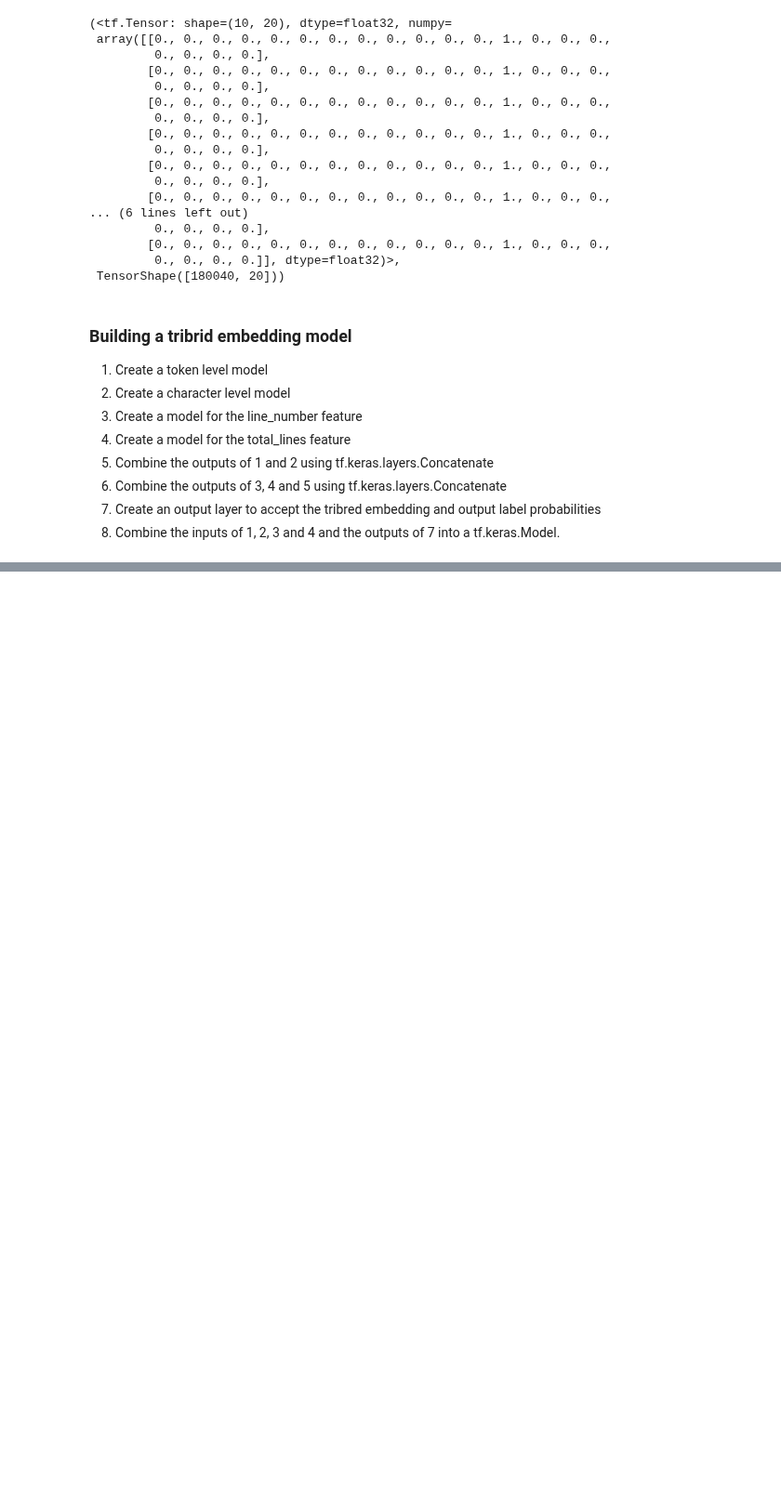
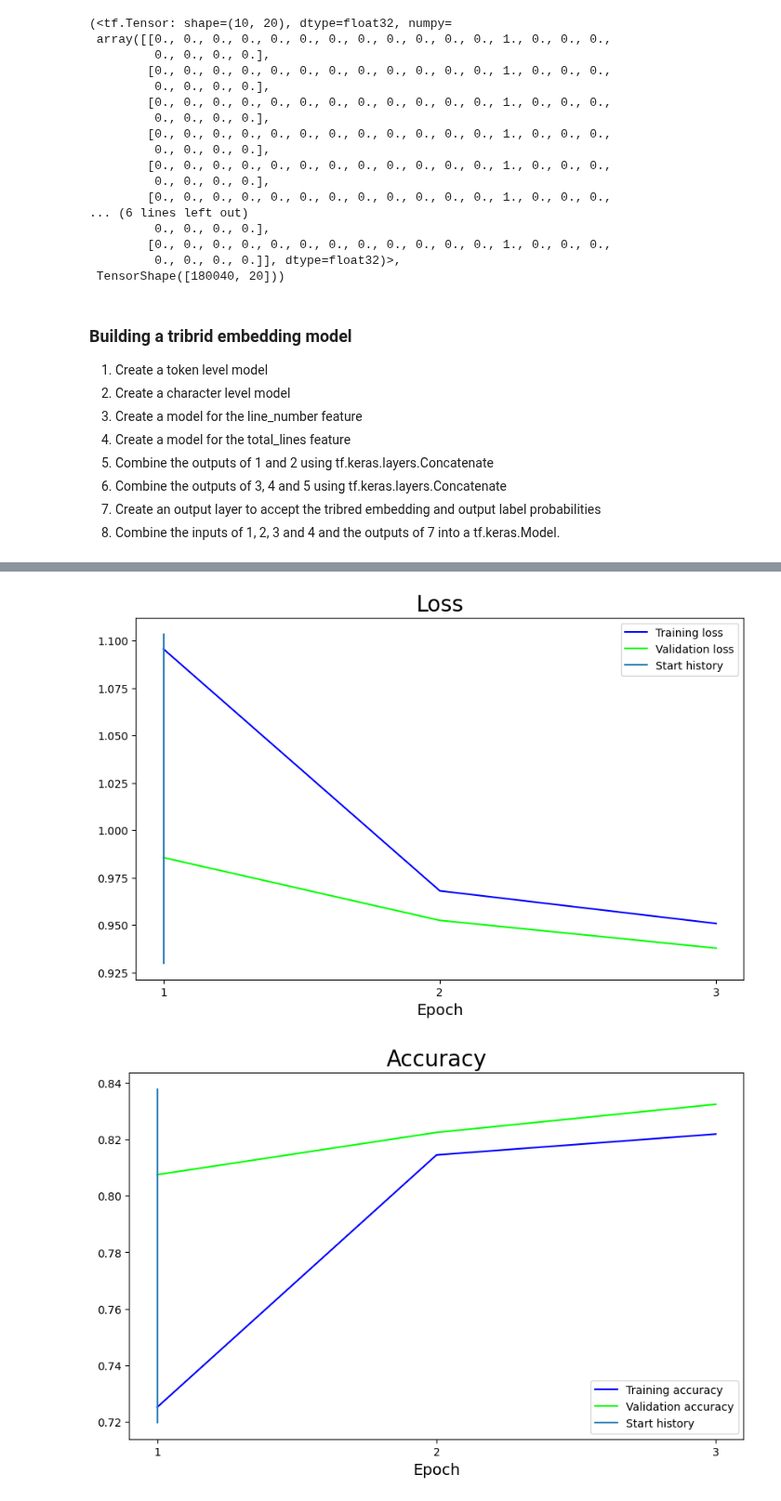
Before and after one commit to sodeso-nl/ml-notebooks, a Jupyter notebook: tensorflow-developer-certificate/section-11/tdc-section-11.ipynb, the cells around one changed output, grey strips where cells are left out. Shown at 93% size. Saved outputs shown, nothing was run; the diff lists cells and outputs as text; code cells hidden in the pictures; blank space fills up the shorter version.

```diff
--- a/tensorflow-developer-certificate/section-11/tdc-section-11.ipynb
+++ b/tensorflow-developer-certificate/section-11/tdc-section-11.ipynb
@@ -1257,0 +1295,5 @@ model_5 = tf.keras.Model(inputs=[line_number_model.input,
+# %%
+# Compile token, chararacer and possitional embedding
+model_5.compile(loss=losses.CategoricalCrossentropy(label_smoothing=0.2), # Helps to prevent overfitting.
+                optimizer=optimizers.Adam(),
+                metrics=['accuracy'])
@@ -1257,0 +1355,7 @@ model_5 = tf.keras.Model(inputs=[line_number_model.input,
+# %%
+# Fit the model
+model_5_history = model_5.fit(train_char_token_pos_dataset,
+                              steps_per_epoch=int(.1 * len(train_char_token_pos_dataset)),
+                              epochs=3,
+                              validation_data=val_char_token_pos_dataset,
+                              validation_steps=int(.1 * len(val_char_token_pos_dataset)))
@@ -1257,0 +1369,5 @@ model_5 = tf.keras.Model(inputs=[line_number_model.input,
+# %%
+ml_plot.plot_history(history=model_5_history)
+# %% [output]
+[figure, added]
+[figure, added]
```
Also changed, not shown: parts of 30 cells of this notebook.
